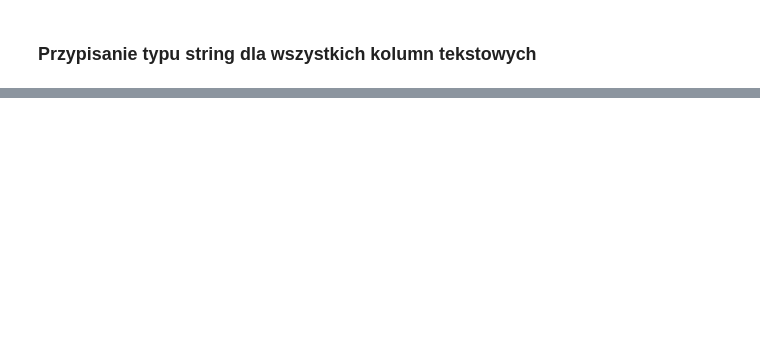
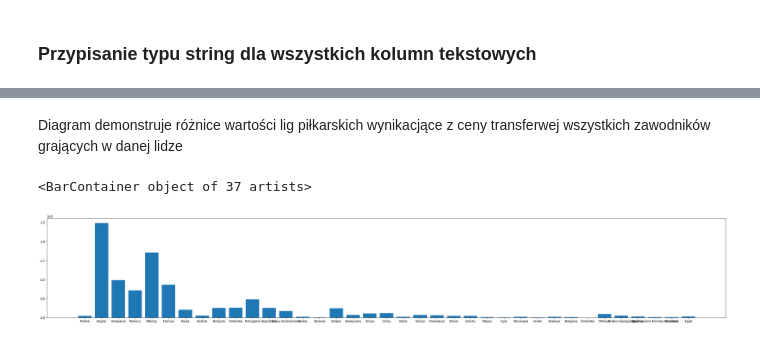
Before and after one commit to maciekgrzela/analiza-sportowa, a Jupyter notebook: analiza-danych.ipynb, the cells around one changed output, grey strips where cells are left out. Cells and saved outputs as stored; diff of their text form; code cells hidden in the pictures; blank space fills up the shorter version.

```diff
--- a/analiza-danych.ipynb
+++ b/analiza-danych.ipynb
@@ -127,0 +159,22 @@ ax.axvline(transfer_df['PlayerAge'].median(), color='green')
+# %% [markdown]
+Diagram demonstruje różnice wartości lig piłkarskich wynikacjące z ceny transferwej wszystkich zawodników grających w danej lidze
+# %%
+league_unique_list = []
+for league in transfer_df["ClubLeagueNationality"]:
+    if league not in league_unique_list:
+        league_unique_list.append(league)
+
+amout_of_money = []
+for league in league_unique_list:
+    transferValues = transfer_df.loc[(transfer_df['ClubLeagueNationality'] == league)]['TransferValue']
+    sum = 0
+    for value in transferValues:
+        converted_value = int(value)
+        sum= sum + converted_value
+    amout_of_money.append(sum)
+
+plt.figure(figsize=(40,6))
+plt.bar(league_unique_list, amout_of_money)
+# %% [output]
+<BarContainer object of 37 artists>
+[figure, added]
```
Also changed, not shown: parts of 13 cells of this notebook.
